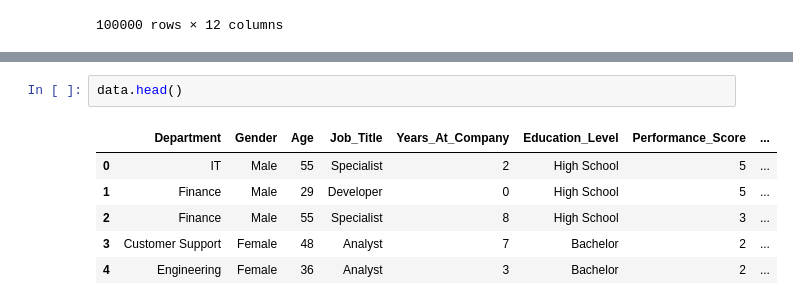
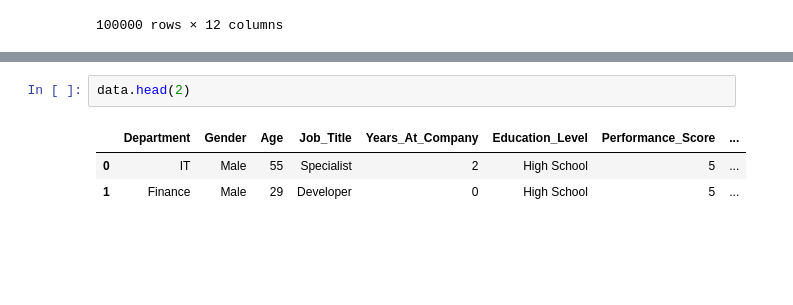
Before and after one commit to eharshit/AMLGaurd-Suspicious-Transaction-Detector, a Jupyter notebook: Analysis.ipynb, the cells around one changed output, grey strips where cells are left out. Saved outputs shown, nothing was run; the diff lists cells and outputs as text; blank space fills up the shorter version.

```diff
--- a/Analysis.ipynb
+++ b/Analysis.ipynb
@@ -49,9 +49,6 @@ plt.show()
 # %%
-data.head()
+data.head(2)
 # %% [output]
 |  | Department | Gender | Age | Job_Title | Years_At_Company | Education_Level | Performance_Score | ... |
 | 0 | IT | Male | 55 | Specialist | 2 | High School | 5 | ... |
 | 1 | Finance | Male | 29 | Developer | 0 | High School | 5 | ... |
-| 2 | Finance | Male | 55 | Specialist | 8 | High School | 3 | ... |
-| 3 | Customer Support | Female | 48 | Analyst | 7 | Bachelor | 2 | ... |
-| 4 | Engineering | Female | 36 | Analyst | 3 | Bachelor | 2 | ... |
```
Also changed, not shown: parts of 16 cells of this notebook.
